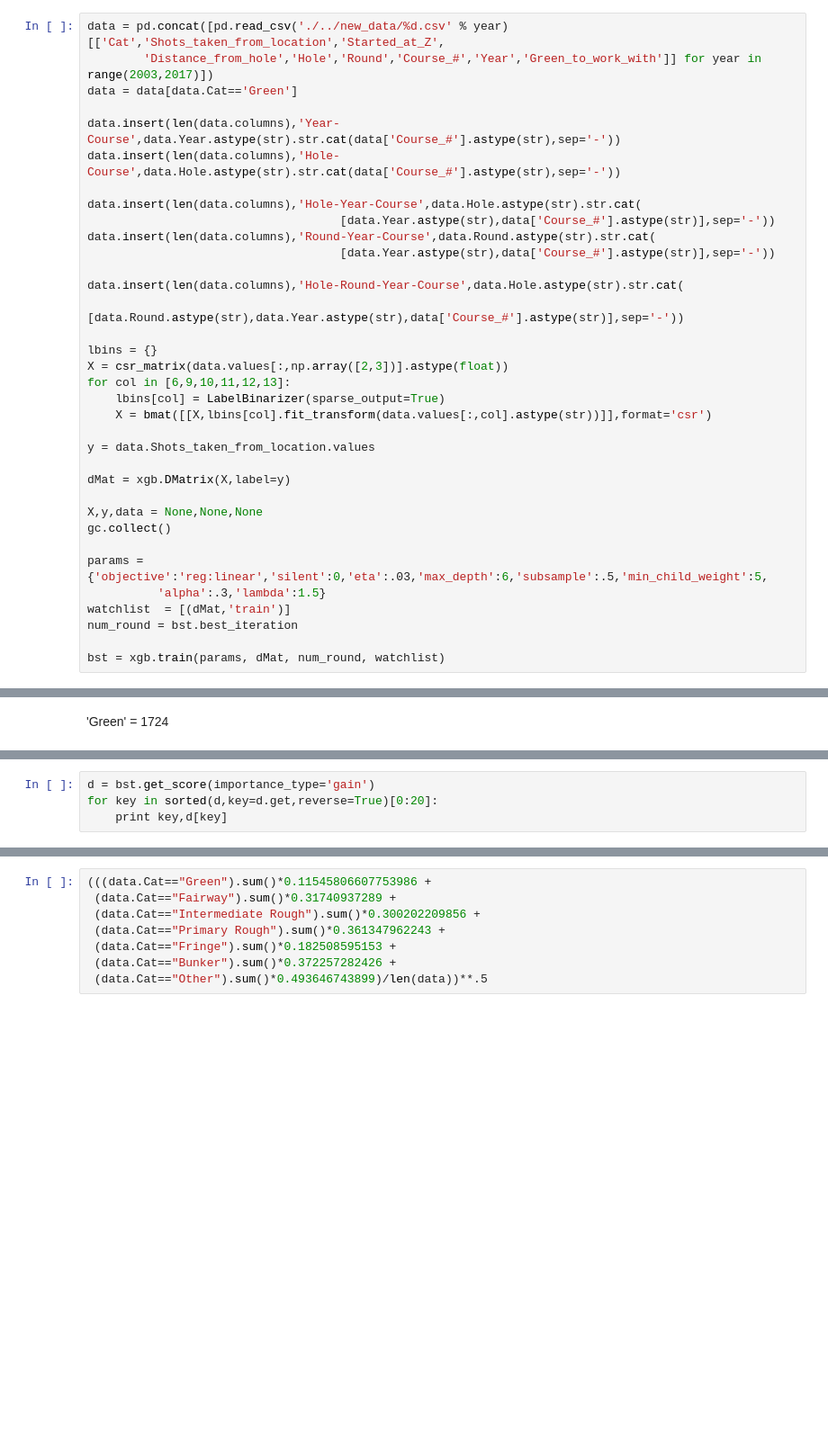
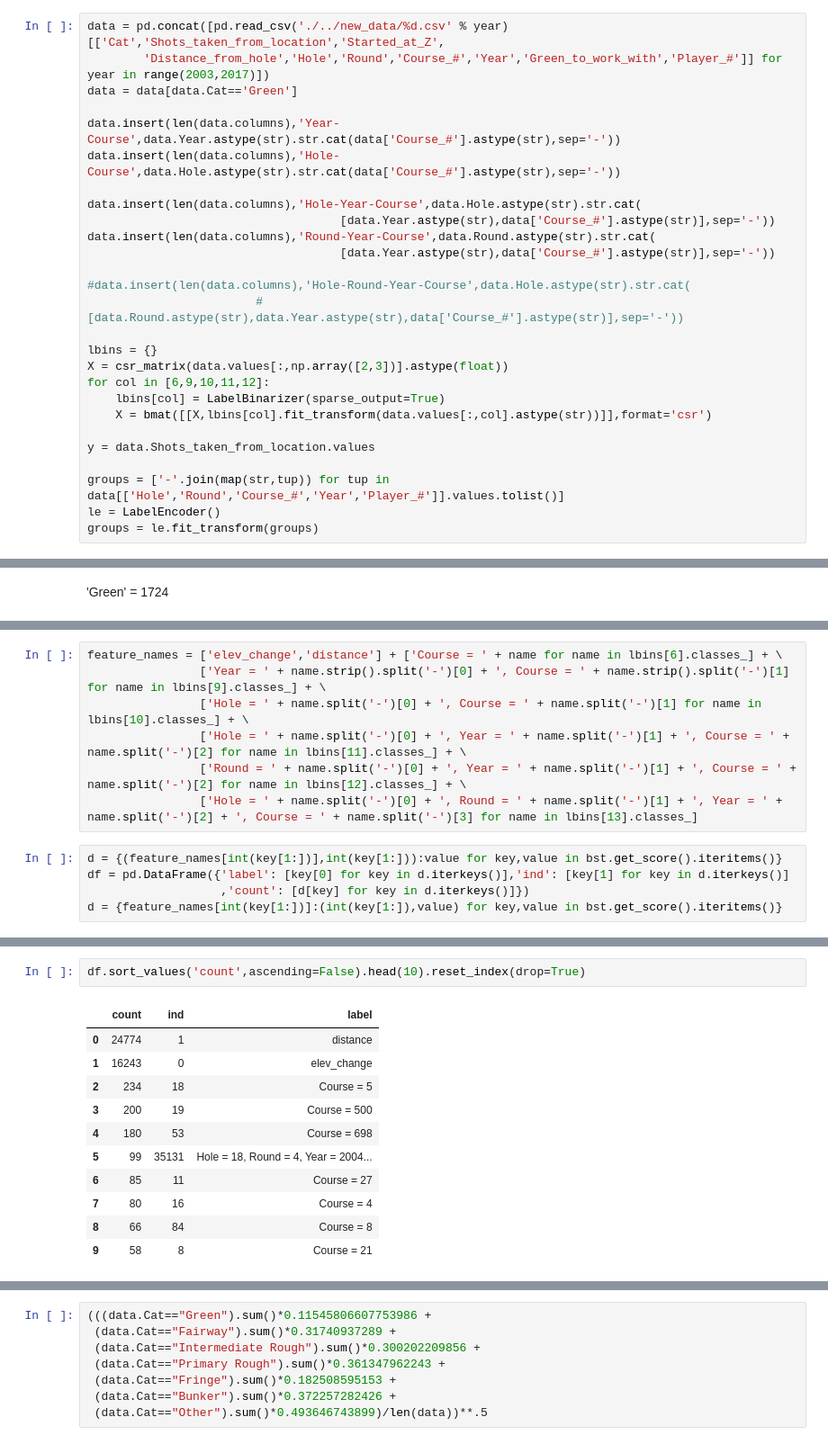
Before and after one commit to adamwlev/StrokesGained2, a Jupyter notebook: Modeling/Difficulty.ipynb, the cells around one changed output, grey strips where cells are left out. Shown at 90% size. Cells and saved outputs as stored; diff of their text form; blank space fills up the shorter version.

```diff
--- a/Modeling/Difficulty.ipynb
+++ b/Modeling/Difficulty.ipynb
@@ -99,6 +93,6 @@ bst.best_iteration
 # %%
 data = pd.concat([pd.read_csv('./../new_data/%d.csv' % year)[['Cat','Shots_taken_from_location','Started_at_Z',
-        'Distance_from_hole','Hole','Round','Course_#','Year','Green_to_work_with']] for year in range(2003,2017)])
+        'Distance_from_hole','Hole','Round','Course_#','Year','Green_to_work_with','Player_#']] for year in range(2003,2017)])
 data = data[data.Cat=='Green']
 
 data.insert(len(data.columns),'Year-Course',data.Year.astype(str).str.cat(data['Course_#'].astype(str),sep='-'))
@@ -109,25 +103,17 @@ data.insert(len(data.columns),'Hole-Year-Course',data.Hole.astype(str).str.cat(
 data.insert(len(data.columns),'Round-Year-Course',data.Round.astype(str).str.cat(
                                     [data.Year.astype(str),data['Course_#'].astype(str)],sep='-'))
 
-data.insert(len(data.columns),'Hole-Round-Year-Course',data.Hole.astype(str).str.cat(
-                        [data.Round.astype(str),data.Year.astype(str),data['Course_#'].astype(str)],sep='-'))
+#data.insert(len(data.columns),'Hole-Round-Year-Course',data.Hole.astype(str).str.cat(
+                        #[data.Round.astype(str),data.Year.astype(str),data['Course_#'].astype(str)],sep='-'))
 
 lbins = {}
 X = csr_matrix(data.values[:,np.array([2,3])].astype(float))
-for col in [6,9,10,11,12,13]:
+for col in [6,9,10,11,12]:
     lbins[col] = LabelBinarizer(sparse_output=True)
     X = bmat([[X,lbins[col].fit_transform(data.values[:,col].astype(str))]],format='csr')
 
 y = data.Shots_taken_from_location.values
 
-dMat = xgb.DMatrix(X,label=y)
-
-X,y,data = None,None,None
-gc.collect()
-
-params = {'objective':'reg:linear','silent':0,'eta':.03,'max_depth':6,'subsample':.5,'min_child_weight':5,
-          'alpha':.3,'lambda':1.5}
-watchlist  = [(dMat,'train')]
-num_round = bst.best_iteration
-
-bst = xgb.train(params, dMat, num_round, watchlist)
+groups = ['-'.join(map(str,tup)) for tup in data[['Hole','Round','Course_#','Year','Player_#']].values.tolist()]
+le = LabelEncoder()
+groups = le.fit_transform(groups)
@@ -168,4 +121,0 @@ array([[ 1.,  0.,  0., ...,  0.,  0.,  0.],
-# %%
-d = bst.get_score(importance_type='gain')
-for key in sorted(d,key=d.get,reverse=True)[0:20]:
-    print key,d[key]
@@ -205,0 +122,12 @@ errors
+# %%
+feature_names = ['elev_change','distance'] + ['Course = ' + name for name in lbins[6].classes_] + \
+                ['Year = ' + name.strip().split('-')[0] + ', Course = ' + name.strip().split('-')[1] for name in lbins[9].classes_] + \
+                ['Hole = ' + name.split('-')[0] + ', Course = ' + name.split('-')[1] for name in lbins[10].classes_] + \
+                ['Hole = ' + name.split('-')[0] + ', Year = ' + name.split('-')[1] + ', Course = ' + name.split('-')[2] for name in lbins[11].classes_] + \
+                ['Round = ' + name.split('-')[0] + ', Year = ' + name.split('-')[1] + ', Course = ' + name.split('-')[2] for name in lbins[12].classes_] + \
+                ['Hole = ' + name.split('-')[0] + ', Round = ' + name.split('-')[1] + ', Year = ' + name.split('-')[2] + ', Course = ' + name.split('-')[3] for name in lbins[13].classes_]
+# %%
+d = {(feature_names[int(key[1:])],int(key[1:])):value for key,value in bst.get_score().iteritems()}
+df = pd.DataFrame({'label': [key[0] for key in d.iterkeys()],'ind': [key[1] for key in d.iterkeys()]
+                   ,'count': [d[key] for key in d.iterkeys()]})
+d = {feature_names[int(key[1:])]:(int(key[1:]),value) for key,value in bst.get_score().iteritems()}
@@ -205,0 +185,14 @@ errors
+# %%
+df.sort_values('count',ascending=False).head(10).reset_index(drop=True)
+# %% [output]
+|  | count | ind | label |
+| 0 | 24774 | 1 | distance |
+| 1 | 16243 | 0 | elev_change |
+| 2 | 234 | 18 | Course = 5 |
+| 3 | 200 | 19 | Course = 500 |
+| 4 | 180 | 53 | Course = 698 |
+| 5 | 99 | 35131 | Hole = 18, Round = 4, Year = 2004... |
+| 6 | 85 | 11 | Course = 27 |
+| 7 | 80 | 16 | Course = 4 |
+| 8 | 66 | 84 | Course = 8 |
+| 9 | 58 | 8 | Course = 21 |
```
Also changed, not shown: parts of 46 cells of this notebook.
